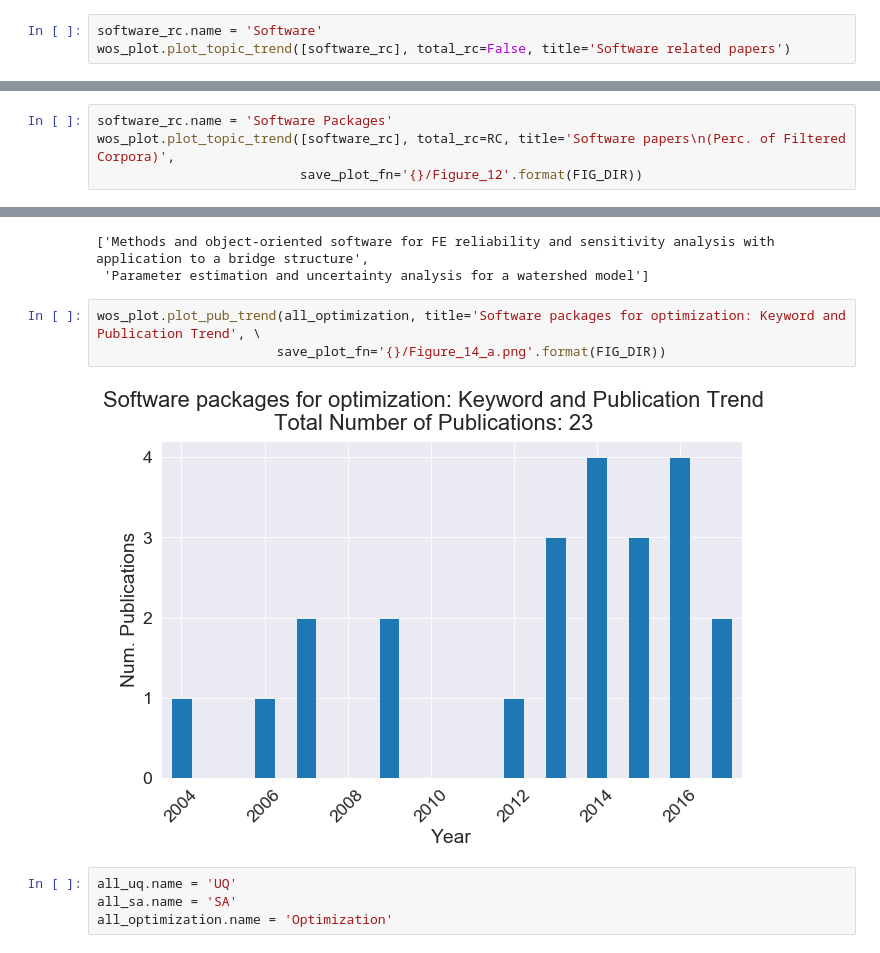
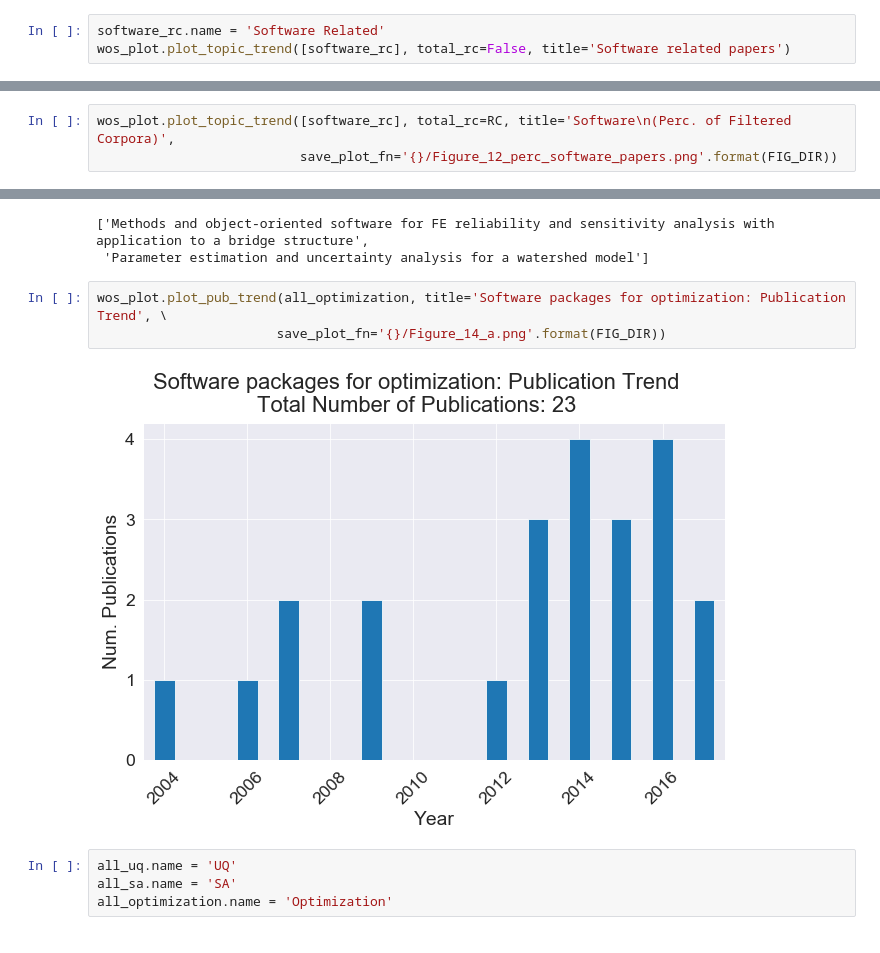
Before and after one commit to frog7/uasa-trends, a Jupyter notebook: notebooks/5c Software packages analysis.ipynb, the cells around one changed output, grey strips where cells are left out. Cells and saved outputs as stored; diff of their text form.

Commit message:
Rerun notebooks with relabeled plot legends

```diff
--- a/notebooks/5c Software packages analysis.ipynb
+++ b/notebooks/5c Software packages analysis.ipynb
@@ -47,6 +47,6 @@ wos_plot.plot_pub_trend(software_rc, title='Software papers: Publication Trend')
 # %% [output]
 [figure]
 # %%
-software_rc.name = 'Software'
+software_rc.name = 'Software Related'
 wos_plot.plot_topic_trend([software_rc], total_rc=False, title='Software related papers')
 # %% [output]
@@ -54,5 +54,4 @@ wos_plot.plot_topic_trend([software_rc], total_rc=False, title='Software related
 # %%
-software_rc.name = 'Software Packages'
-wos_plot.plot_topic_trend([software_rc], total_rc=RC, title='Software papers\n(Perc. of Filtered Corpora)',
-                          save_plot_fn='{}/Figure_12'.format(FIG_DIR))
+wos_plot.plot_topic_trend([software_rc], total_rc=RC, title='Software\n(Perc. of Filtered Corpora)',
+                          save_plot_fn='{}/Figure_12_perc_software_papers.png'.format(FIG_DIR))
 # %% [output]
@@ -90,10 +89,10 @@ all_opt_df.loc[all_opt_df['year'] == 2007, 'title'].tolist()
 ['Methods and object-oriented software for FE reliability and sensitivity analysis with application to a bridge structure',
  'Parameter estimation and uncertainty analysis for a watershed model']
 # %%
-wos_plot.plot_pub_trend(all_optimization, title='Software packages for optimization: Keyword and Publication Trend', \
+wos_plot.plot_pub_trend(all_optimization, title='Software packages for optimization: Publication Trend', \
                        save_plot_fn='{}/Figure_14_a.png'.format(FIG_DIR))
 # %% [output]
-[figure, old version]
+[figure, new version]
 # %%
 all_uq.name = 'UQ'
 all_sa.name = 'SA'
```
Also changed, not shown: parts of 12 cells of this notebook, 9 other files.
